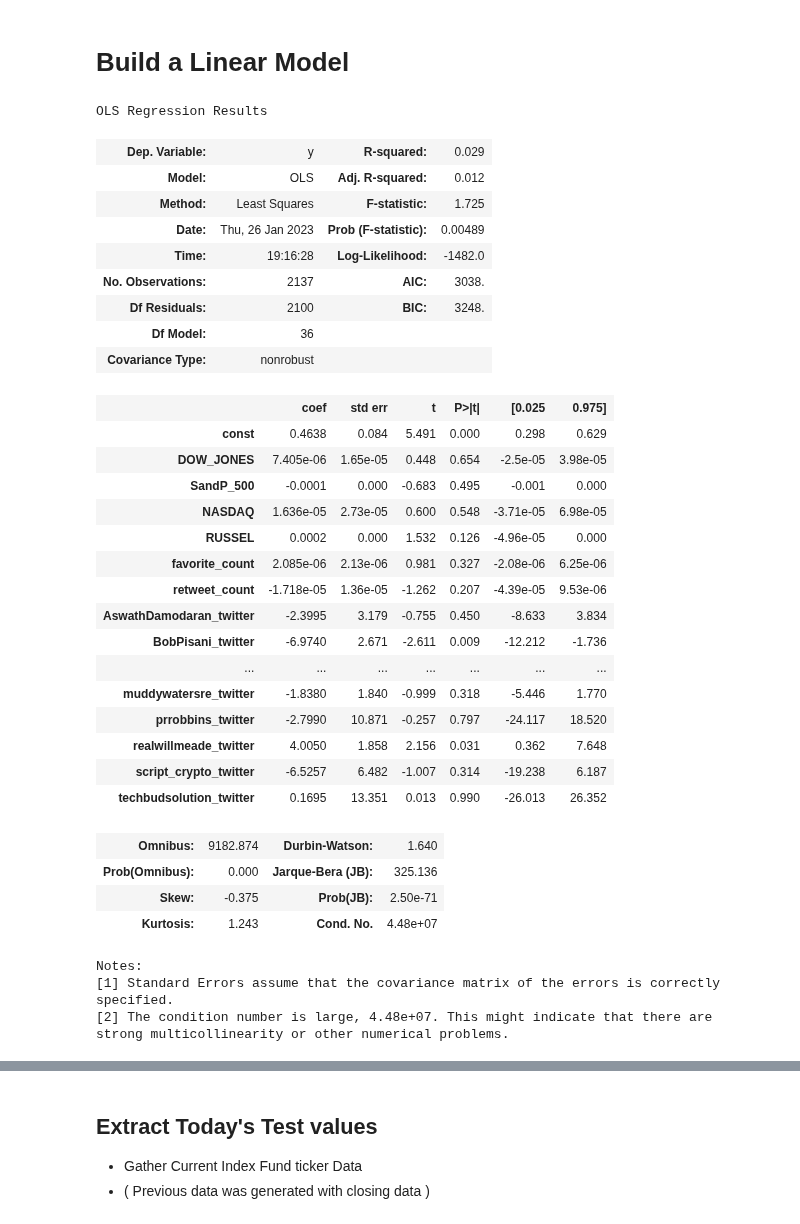
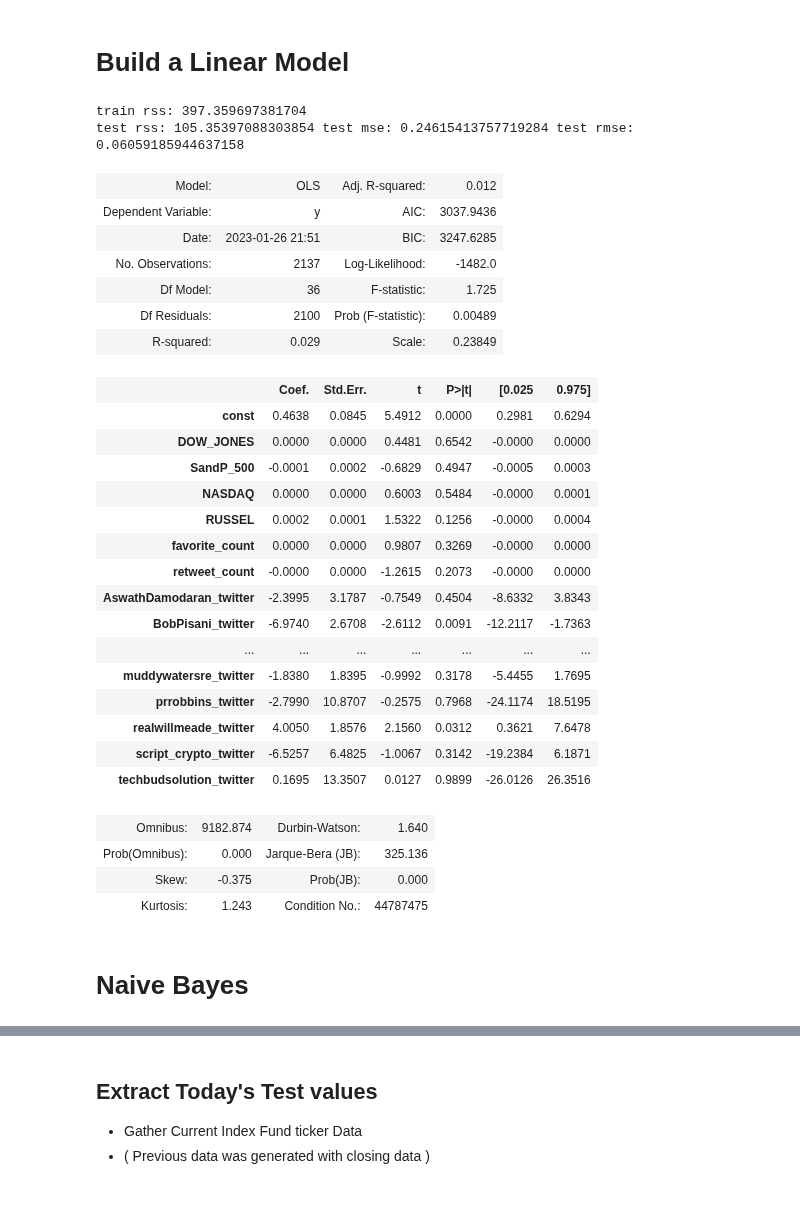
Before and after one commit to KeatonSpiller/Sentiment_Analysis, a Jupyter notebook: Stock_Market/notebooks/TwitterBot.ipynb, the cells around one changed output, grey strips where cells are left out. Drawn from its saved outputs; the diff is of its cells as text; code cells hidden in the pictures.

```diff
--- a/Stock_Market/notebooks/TwitterBot.ipynb
+++ b/Stock_Market/notebooks/TwitterBot.ipynb
@@ -335,51 +338,56 @@ df_merge.sort_index(ascending=False).head(3)
 # %%
 X = df_merge.loc[:, 'y':]
 X = X.drop(columns=['y']).astype(float)
 X = sm.add_constant(X) # for using sm version w/out r variant
 
 y = df_merge.loc[:, 'y'].astype(float)
 
 X_train, X_test, y_train, y_test = train_test_split(X, y, test_size=0.20, random_state=0)
 
-train = pd.concat([X_train, y_train], join = 'outer', axis=1)
+lm_train = sm.OLS(y_train, X_train).fit()
+test_pred = lm_train.predict(X_test)
 
-# lm = sm.ols(formula="y ~ .", data=train).fit()
-# lm = sm.OLS(y_train, X_train).fit()
+test_rss = np.sum((y_test - test_pred)**2)
+test_mse = test_rss/len(y_test) # equivalent to mean_squared_error(y_test, test_pred)
+test_rmse = np.square(test_mse)
+
+print(f"train rss: {lm_train.ssr}", end="\n")
+print(f"test rss: {test_rss}", end=" ")
+print(f"test mse: {test_mse}", end=" ")
+print(f"test rmse: {test_rmse}")
+
 lm = sm.OLS(y, X).fit()
-# print(result.params)
-lm.summary()
+
+lm.summary2()
 # %% [output]
-OLS Regression Results
+train rss: 397.359697381704
+test rss: 105.35397088303854 test mse: 0.24615413757719284 test rmse: 0.06059185944637158
-| Dep. Variable: | y | R-squared: | 0.029 |
 | Model: | OLS | Adj. R-squared: | 0.012 |
-| Method: | Least Squares | F-statistic: | 1.725 |
-| Date: | Thu, 26 Jan 2023 | Prob (F-statistic): | 0.00489 |
-| Time: | 19:16:28 | Log-Likelihood: | -1482.0 |
-| No. Observations: | 2137 | AIC: | 3038. |
-| Df Residuals: | 2100 | BIC: | 3248. |
-| Df Model: | 36 |  |  |
-| Covariance Type: | nonrobust |  |  |
+| Dependent Variable: | y | AIC: | 3037.9436 |
+| Date: | 2023-01-26 21:51 | BIC: | 3247.6285 |
+| No. Observations: | 2137 | Log-Likelihood: | -1482.0 |
+| Df Model: | 36 | F-statistic: | 1.725 |
+| Df Residuals: | 2100 | Prob (F-statistic): | 0.00489 |
+| R-squared: | 0.029 | Scale: | 0.23849 |
-|  | coef | std err | t | P>|t| | [0.025 | 0.975] |
-| const | 0.4638 | 0.084 | 5.491 | 0.000 | 0.298 | 0.629 |
-| DOW_JONES | 7.405e-06 | 1.65e-05 | 0.448 | 0.654 | -2.5e-05 | 3.98e-05 |
-| SandP_500 | -0.0001 | 0.000 | -0.683 | 0.495 | -0.001 | 0.000 |
-| NASDAQ | 1.636e-05 | 2.73e-05 | 0.600 | 0.548 | -3.71e-05 | 6.98e-05 |
-| RUSSEL | 0.0002 | 0.000 | 1.532 | 0.126 | -4.96e-05 | 0.000 |
-| favorite_count | 2.085e-06 | 2.13e-06 | 0.981 | 0.327 | -2.08e-06 | 6.25e-06 |
-| retweet_count | -1.718e-05 | 1.36e-05 | -1.262 | 0.207 | -4.39e-05 | 9.53e-06 |
-| AswathDamodaran_twitter | -2.3995 | 3.179 | -0.755 | 0.450 | -8.633 | 3.834 |
-| BobPisani_twitter | -6.9740 | 2.671 | -2.611 | 0.009 | -12.212 | -1.736 |
+|  | Coef. | Std.Err. | t | P>|t| | [0.025 | 0.975] |
+| const | 0.4638 | 0.0845 | 5.4912 | 0.0000 | 0.2981 | 0.6294 |
+| DOW_JONES | 0.0000 | 0.0000 | 0.4481 | 0.6542 | -0.0000 | 0.0000 |
+| SandP_500 | -0.0001 | 0.0002 | -0.6829 | 0.4947 | -0.0005 | 0.0003 |
+| NASDAQ | 0.0000 | 0.0000 | 0.6003 | 0.5484 | -0.0000 | 0.0001 |
+| RUSSEL | 0.0002 | 0.0001 | 1.5322 | 0.1256 | -0.0000 | 0.0004 |
+| favorite_count | 0.0000 | 0.0000 | 0.9807 | 0.3269 | -0.0000 | 0.0000 |
+| retweet_count | -0.0000 | 0.0000 | -1.2615 | 0.2073 | -0.0000 | 0.0000 |
+| AswathDamodaran_twitter | -2.3995 | 3.1787 | -0.7549 | 0.4504 | -8.6332 | 3.8343 |
+| BobPisani_twitter | -6.9740 | 2.6708 | -2.6112 | 0.0091 | -12.2117 | -1.7363 |
 | ... | ... | ... | ... | ... | ... | ... |
-| muddywatersre_twitter | -1.8380 | 1.840 | -0.999 | 0.318 | -5.446 | 1.770 |
-| prrobbins_twitter | -2.7990 | 10.871 | -0.257 | 0.797 | -24.117 | 18.520 |
-| realwillmeade_twitter | 4.0050 | 1.858 | 2.156 | 0.031 | 0.362 | 7.648 |
-| script_crypto_twitter | -6.5257 | 6.482 | -1.007 | 0.314 | -19.238 | 6.187 |
-| techbudsolution_twitter | 0.1695 | 13.351 | 0.013 | 0.990 | -26.013 | 26.352 |
+| muddywatersre_twitter | -1.8380 | 1.8395 | -0.9992 | 0.3178 | -5.4455 | 1.7695 |
+| prrobbins_twitter | -2.7990 | 10.8707 | -0.2575 | 0.7968 | -24.1174 | 18.5195 |
+| realwillmeade_twitter | 4.0050 | 1.8576 | 2.1560 | 0.0312 | 0.3621 | 7.6478 |
+| script_crypto_twitter | -6.5257 | 6.4825 | -1.0067 | 0.3142 | -19.2384 | 6.1871 |
+| techbudsolution_twitter | 0.1695 | 13.3507 | 0.0127 | 0.9899 | -26.0126 | 26.3516 |
 | Omnibus: | 9182.874 | Durbin-Watson: | 1.640 |
 | Prob(Omnibus): | 0.000 | Jarque-Bera (JB): | 325.136 |
-| Skew: | -0.375 | Prob(JB): | 2.50e-71 |
-| Kurtosis: | 1.243 | Cond. No. | 4.48e+07 |
+| Skew: | -0.375 | Prob(JB): | 0.000 |
+| Kurtosis: | 1.243 | Condition No.: | 44787475 |
-Notes:
-[1] Standard Errors assume that the covariance matrix of the errors is correctly specified.
-[2] The condition number is large, 4.48e+07. This might indicate that there are
-strong multicollinearity or other numerical problems.
+# %% [markdown]
+# Naive Bayes
```
Also changed, not shown: parts of 3 cells of this notebook.
